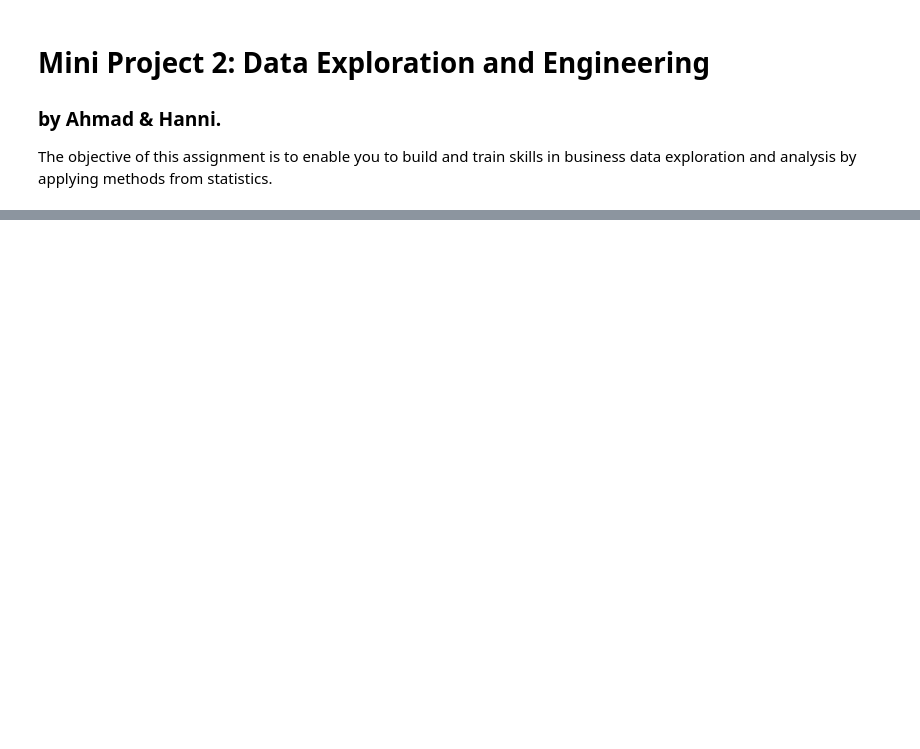
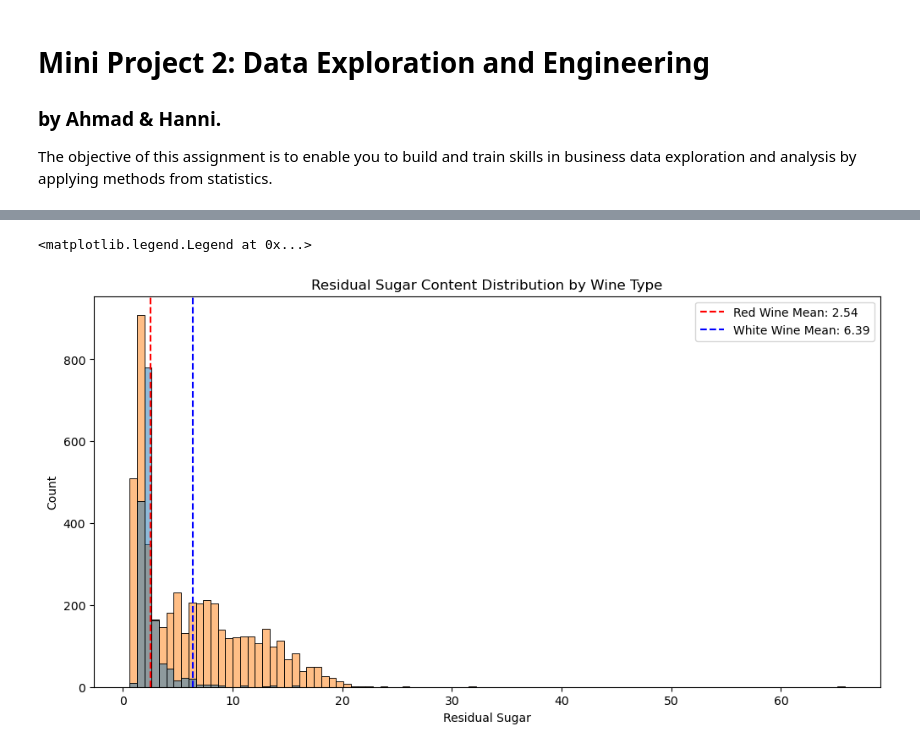
Before and after one commit to AhmadAlkaseb/BI, a Jupyter notebook: MiniProjekt2/data/MiniProjekt2V1.ipynb, the cells around one changed output, grey strips where cells are left out. Cells and saved outputs as stored; diff of their text form; code cells hidden in the pictures; blank space fills up the shorter version.

```diff
--- a/MiniProjekt2/data/MiniProjekt2V1.ipynb
+++ b/MiniProjekt2/data/MiniProjekt2V1.ipynb
@@ -31,0 +201,25 @@ dtype: int64
+# %%
+# d. which one has higher average quantity of residual sugar?
+
+# Histogram
+plt.figure(figsize=(12, 6))
+sns.histplot(data=combined_wine_df, x='residual sugar', hue='wine_type')
+
+# Calculate means for each wine type
+mean_red = combined_wine_df[combined_wine_df['wine_type'] == 'red']['residual sugar'].mean()
+mean_white = combined_wine_df[combined_wine_df['wine_type'] == 'white']['residual sugar'].mean()
+
+# Plot vertical lines at the mean values
+plt.axvline(mean_red, color='red', linestyle='--', label=f'Red Wine Mean: {mean_red:.2f}')
+plt.axvline(mean_white, color='blue', linestyle='--', label=f'White Wine Mean: {mean_white:.2f}')
+
+# Add labels and title
+plt.title('Residual Sugar Content Distribution by Wine Type')
+plt.xlabel('Residual Sugar')
+plt.ylabel('Count')
+plt.legend()
+
+# Conclusion: This shows us that the white wine has an higher average of quantity of residual sugar.
+# %% [output]
+<matplotlib.legend.Legend at 0x...>
+[figure, added]
```
Also changed, not shown: parts of 31 cells of this notebook.
